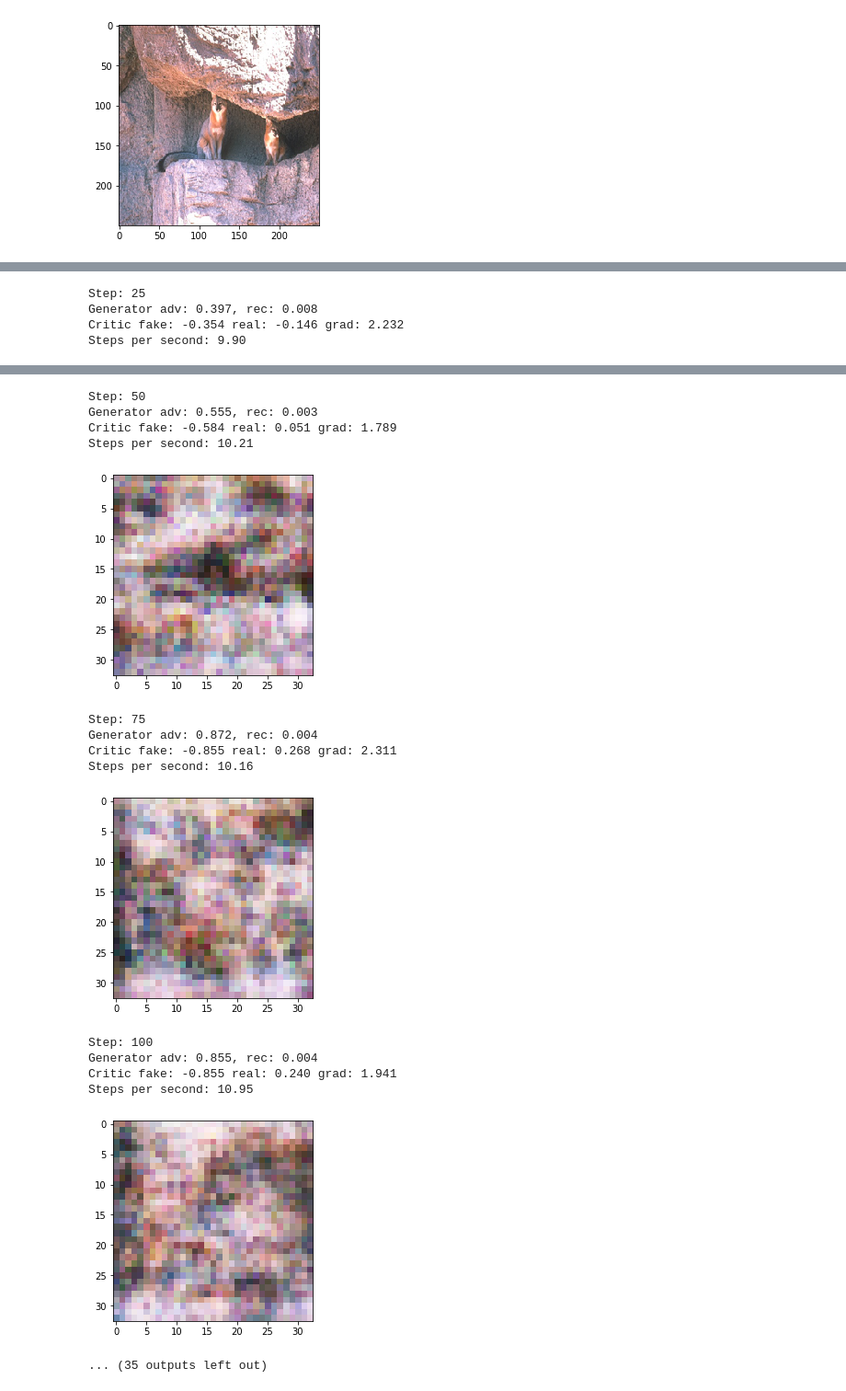
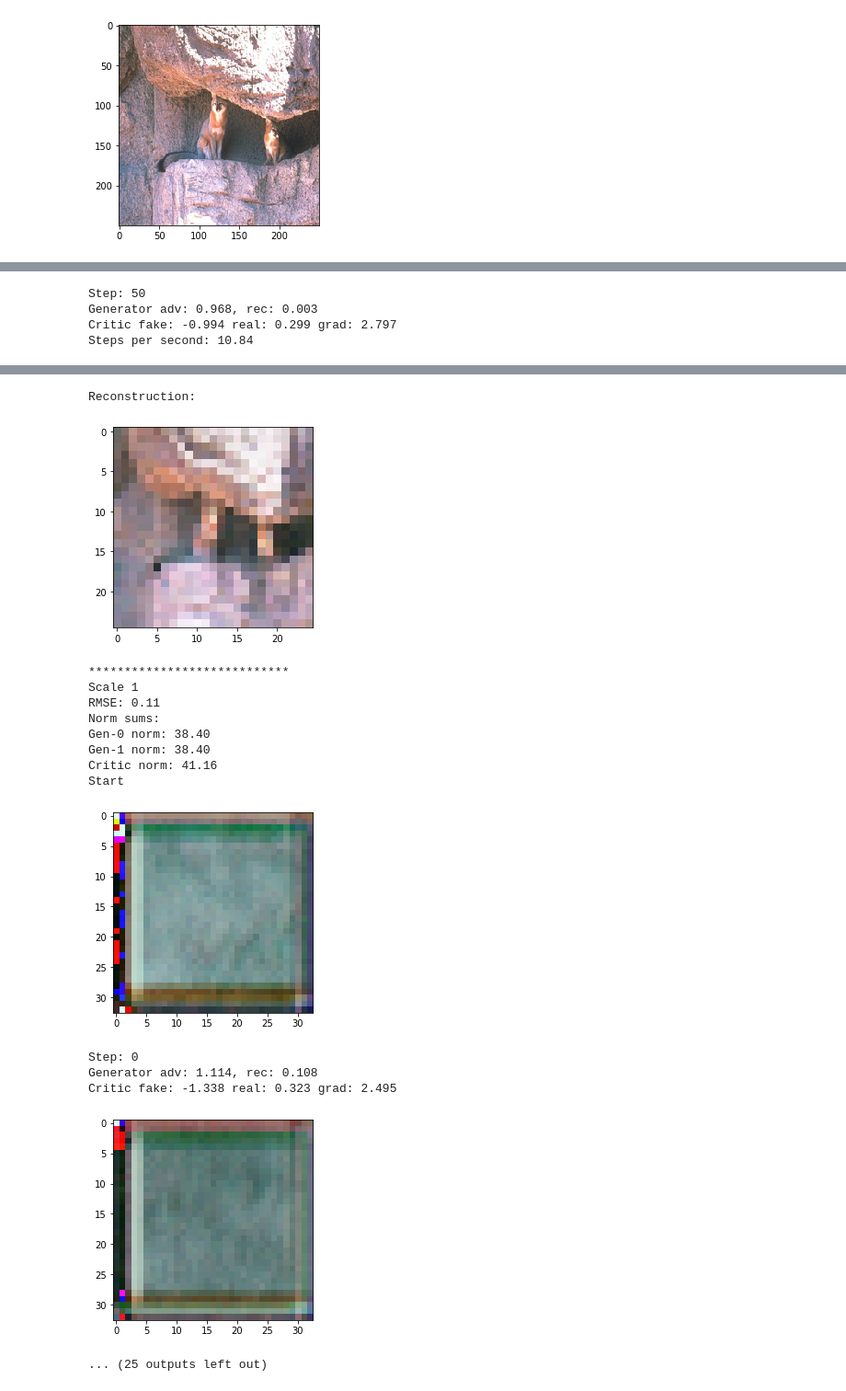
Before and after one commit to denizmsayin/singan, a Jupyter notebook: run.ipynb, the cells around one changed output, grey strips where cells are left out. Shown at 92% size. Cells and saved outputs as stored; diff of their text form; code cells hidden in the pictures.

Commit message:
fixed error from torch.sqrt tensor

```diff
--- a/run.ipynb
+++ b/run.ipynb
@@ -36,7 +36,7 @@ def prepare_bsds300():
 LEARNING_RATE = 0.0005
 BETA_1 = 0.5
 BETA_2 = 0.999
-NUM_ITERS = 2000
+NUM_ITERS = 100
 LR_DROP_STEP = 1600
 LR_DROP_MULT = 0.1
 GEN_STEP_PER_ITER = 3
@@ -53,7 +53,7 @@ START_SIZE = (250, 250)
 SCALING_MODE = 'bicubic'
 
 
-PRINT_EVERY = 25
+PRINT_EVERY = 50
 DEVICE = 'cuda'
 SEED = 796
 
@@ -114,8 +114,8 @@ for scale_index in range(NUM_SCALES):
   # the standard deviation of the input noise
   if scale_index > 0:
     reconstruction = generator(coarsest_zero_input, coarsest_exact_size, z_rec)
-    scaled_reconstruction = exact_interpolate(reconstruction, exact_scale_sizes[scale_index-1], SCALING_FACTOR, SCALING_MODE)
-    rmse = F.mse_loss(scaled_reconstruction, scale_orig_img).item()
+    scaled_reconstruction, _ = exact_interpolate(reconstruction, exact_scale_sizes[scale_index-1], SCALING_FACTOR, SCALING_MODE)
+    rmse = torch.sqrt(F.mse_loss(scaled_reconstruction, scale_orig_img)).item()
 
   # create the noise sampler based on the RMSE
   # BUG: same noise_sampler is used for every scale, oof!
@@ -192,14 +192,15 @@ for scale_index in range(NUM_SCALES):
       # (as if the mean was applied twice). Instead, taking the sum of the
       # output allows us to apply the mean only once, which we believe is the
       # proper normalization.
-
+      fake_img = generator(coarsest_zero_input, coarsest_exact_size)
+      '''
       epsilon = np.random.uniform(0, 1)
-      fake_img = generator(coarsest_zero_input, coarsest_exact_size)
       grad_sample = epsilon * scale_orig_img + (1 - epsilon) * fake_img
       f_grad_sample = critic(grad_sample).sum()
       grad, = torch.autograd.grad(f_grad_sample, grad_sample, create_graph=True, retain_graph=True)
       grad_loss = ((torch.norm(grad, 2, dim=1) - 1)**2).mean() # mean over batch
-
+      '''
+      grad_loss = gradient_penalty(critic, fake_img, scale_orig_img)
       # calculate the f losses and sum up
       fake_loss = critic(fake_img).mean()
       real_loss = -critic(scale_orig_img).mean()
@@ -244,7 +245,9 @@ for scale_index in range(NUM_SCALES):
       last_print = time()
 
   print('Reconstruction:')
-  plt.imshow(normed_tensor_to_np_image(generator(generator_zero_input, z_rec)))
+  with torch.no_grad():
+    final_rec = generator(coarsest_zero_input, coarsest_exact_size, z_rec)
+  plt.imshow(normed_tensor_to_np_image(final_rec))
   plt.show()
 # %% [output]
 ****************************
@@ -262,4 +265,4 @@ Critic fake: -0.155 real: 0.068 grad: 0.215
-Step: 25
-Generator adv: 0.397, rec: 0.008
-Critic fake: -0.354 real: -0.146 grad: 2.232
-Steps per second: 9.90
+Step: 50
+Generator adv: 0.968, rec: 0.003
+Critic fake: -0.994 real: 0.299 grad: 2.797
+Steps per second: 10.84
@@ -267,19 +270,19 @@ Steps per second: 9.90
-Step: 50
-Generator adv: 0.555, rec: 0.003
-Critic fake: -0.584 real: 0.051 grad: 1.789
-Steps per second: 10.21
+Reconstruction:
-[figure, old version]
+[figure, new version]
-Step: 75
-Generator adv: 0.872, rec: 0.004
-Critic fake: -0.855 real: 0.268 grad: 2.311
-Steps per second: 10.16
+****************************
+Scale 1
+RMSE: 0.11
+Norm sums:
+Gen-0 norm: 38.40
+Gen-1 norm: 38.40
+Critic norm: 41.16
+Start
-[figure, old version]
+[figure, new version]
-Step: 100
-Generator adv: 0.855, rec: 0.004
-Critic fake: -0.855 real: 0.240 grad: 1.941
-Steps per second: 10.95
+Step: 0
+Generator adv: 1.114, rec: 0.108
+Critic fake: -1.338 real: 0.323 grad: 2.495
-[figure, old version]
+[figure, new version]
-... (35 outputs left out)
+... (25 outputs left out)
 # %%
 plt.plot(crit_losses)
 plt.show()
```
Also changed, not shown: parts of 2 cells of this notebook, 1 other file.
